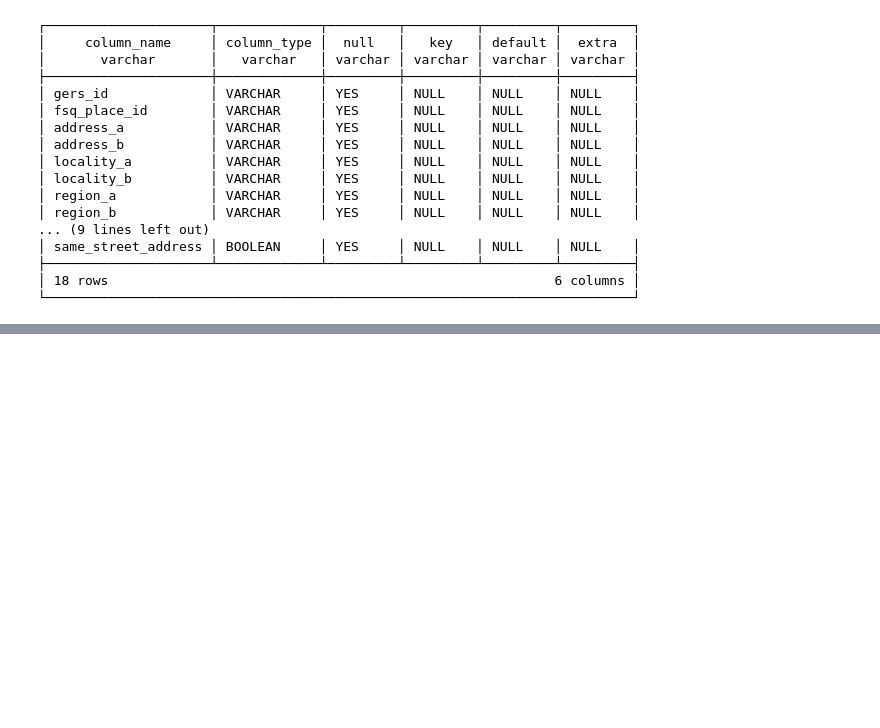
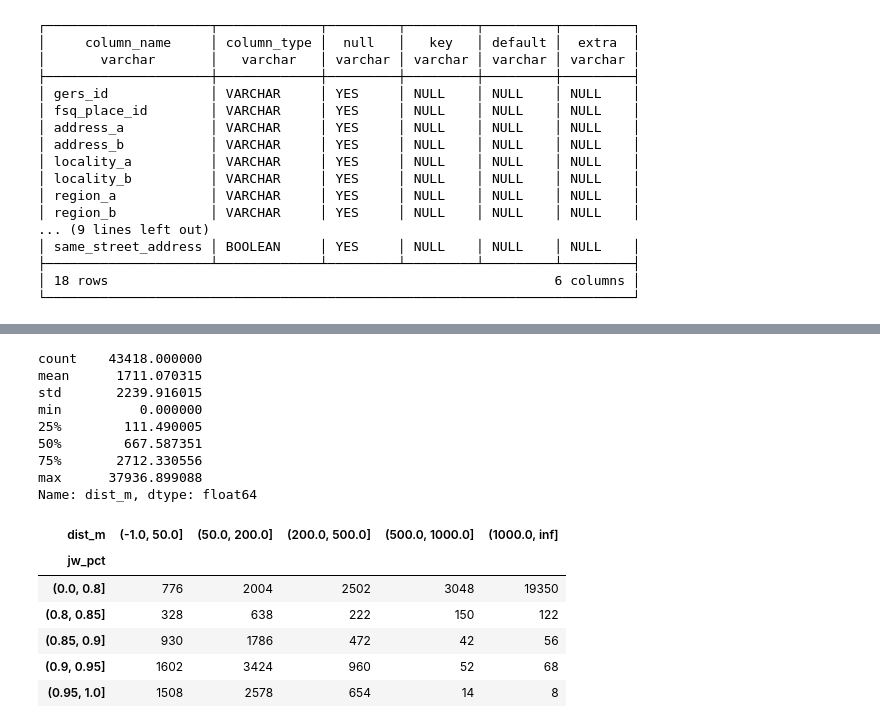
Before and after one commit to DZhang3210/ml-geocoding, a Jupyter notebook: Data/creating_dataset.ipynb, the cells around one changed output, grey strips where cells are left out. Saved outputs shown, nothing was run; the diff lists cells and outputs as text; code cells hidden in the pictures; blank space fills up the shorter version.

```diff
--- a/Data/creating_dataset.ipynb
+++ b/Data/creating_dataset.ipynb
@@ -82,0 +413,22 @@ WHERE
+# %%
+# Inspection: similarity band vs distance band (high-JW pairs are almost all < 500 m apart)
+print(pairs["dist_m"].describe())
+pd.crosstab(pd.cut(pairs["jw_pct"], [0, 0.8, 0.85, 0.9, 0.95, 1.0]),
+            pd.cut(pairs["dist_m"], [-1, 50, 200, 500, 1000, np.inf]))
+# %% [output]
+count    43418.000000
+mean      1711.070315
+std       2239.916015
+min          0.000000
+25%        111.490005
+50%        667.587351
+75%       2712.330556
+max      37936.899088
+Name: dist_m, dtype: float64
+| dist_m | (-1.0, 50.0] | (50.0, 200.0] | (200.0, 500.0] | (500.0, 1000.0] | (1000.0, inf] |
+| jw_pct |  |  |  |  |  |
+| (0.0, 0.8] | 776 | 2004 | 2502 | 3048 | 19350 |
+| (0.8, 0.85] | 328 | 638 | 222 | 150 | 122 |
+| (0.85, 0.9] | 930 | 1786 | 472 | 42 | 56 |
+| (0.9, 0.95] | 1602 | 3424 | 960 | 52 | 68 |
+| (0.95, 1.0] | 1508 | 2578 | 654 | 14 | 8 |
```
Also changed, not shown: parts of 31 cells of this notebook, 15 other files.
